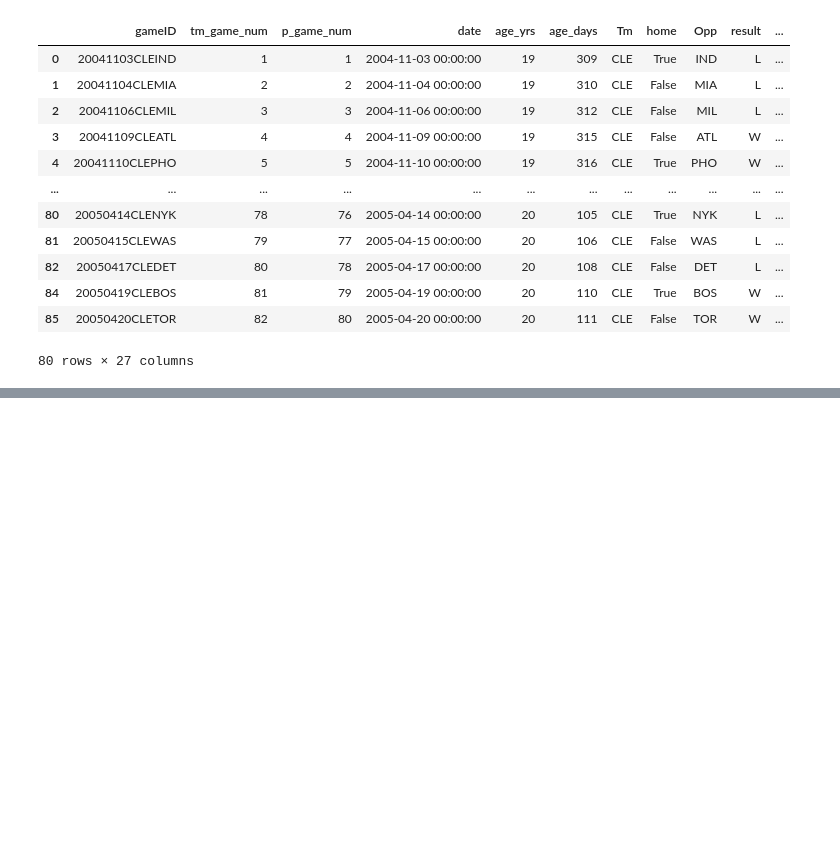
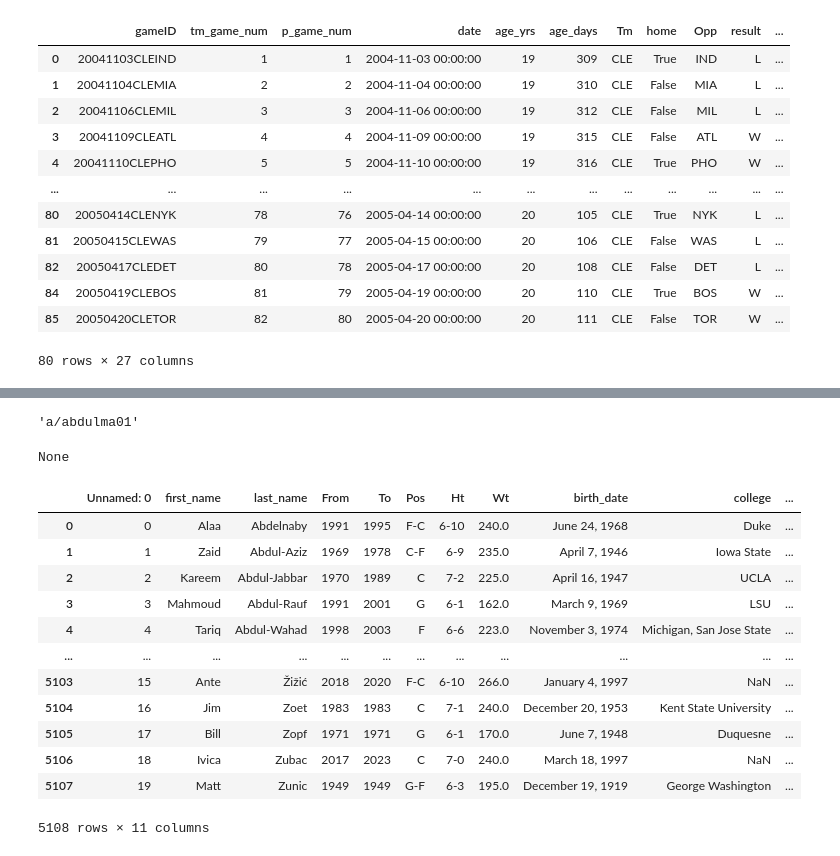
Before and after one commit to ericbackman/nba_data_scraper, a Jupyter notebook: player_game_log_scraping.ipynb, the cells around one changed output, grey strips where cells are left out. Saved outputs shown, nothing was run; the diff lists cells and outputs as text; code cells hidden in the pictures; blank space fills up the shorter version.

```diff
--- a/player_game_log_scraping.ipynb
+++ b/player_game_log_scraping.ipynb
@@ -546,0 +657,4 @@ df2 = clean_player_adv_games_log(df)
+# %%
+player_name_to_bbref_code(first, last)
+# %% [output]
+'a/abdulma01'
@@ -546,0 +668,25 @@ df2 = clean_player_adv_games_log(df)
+# %%
+first = "Nene"
+last = None
+test = player_name_to_bbref_code(first, last)
+print(test)
+# %% [output]
+None
+# %%
+nba_players = pd.read_csv("src/raw_data/nba_players_list.csv")
+# %%
+nba_players
+# %% [output]
+|  | Unnamed: 0 | first_name | last_name | From | To | Pos | Ht | Wt | birth_date | college | ... |
+| 0 | 0 | Alaa | Abdelnaby | 1991 | 1995 | F-C | 6-10 | 240.0 | June 24, 1968 | Duke | ... |
+| 1 | 1 | Zaid | Abdul-Aziz | 1969 | 1978 | C-F | 6-9 | 235.0 | April 7, 1946 | Iowa State | ... |
+| 2 | 2 | Kareem | Abdul-Jabbar | 1970 | 1989 | C | 7-2 | 225.0 | April 16, 1947 | UCLA | ... |
+| 3 | 3 | Mahmoud | Abdul-Rauf | 1991 | 2001 | G | 6-1 | 162.0 | March 9, 1969 | LSU | ... |
+| 4 | 4 | Tariq | Abdul-Wahad | 1998 | 2003 | F | 6-6 | 223.0 | November 3, 1974 | Michigan, San Jose State | ... |
+| ... | ... | ... | ... | ... | ... | ... | ... | ... | ... | ... | ... |
+| 5103 | 15 | Ante | Žižić | 2018 | 2020 | F-C | 6-10 | 266.0 | January 4, 1997 | NaN | ... |
+| 5104 | 16 | Jim | Zoet | 1983 | 1983 | C | 7-1 | 240.0 | December 20, 1953 | Kent State University | ... |
+| 5105 | 17 | Bill | Zopf | 1971 | 1971 | G | 6-1 | 170.0 | June 7, 1948 | Duquesne | ... |
+| 5106 | 18 | Ivica | Zubac | 2017 | 2023 | C | 7-0 | 240.0 | March 18, 1997 | NaN | ... |
+| 5107 | 19 | Matt | Zunic | 1949 | 1949 | G-F | 6-3 | 195.0 | December 19, 1919 | George Washington | ... |
+5108 rows × 11 columns
```
Also changed, not shown: parts of 69 cells of this notebook, 2 other files.
